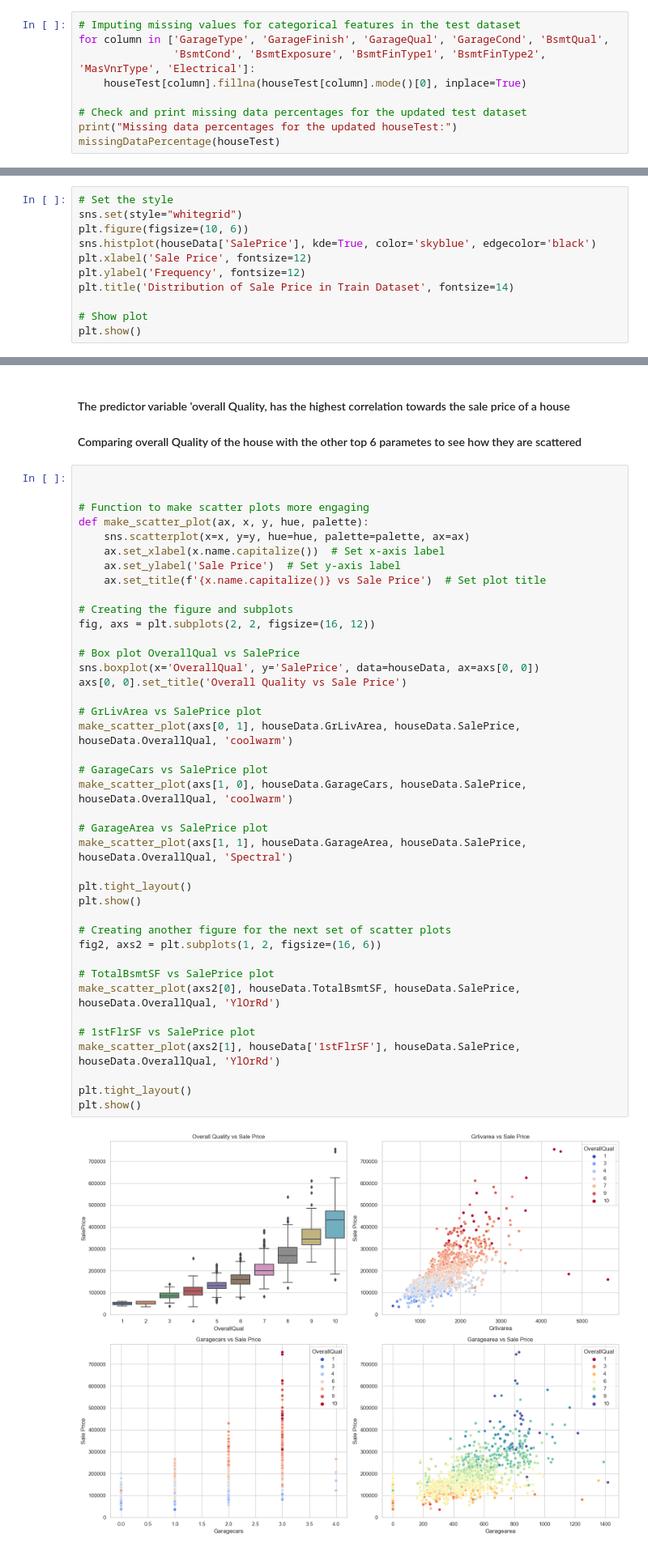
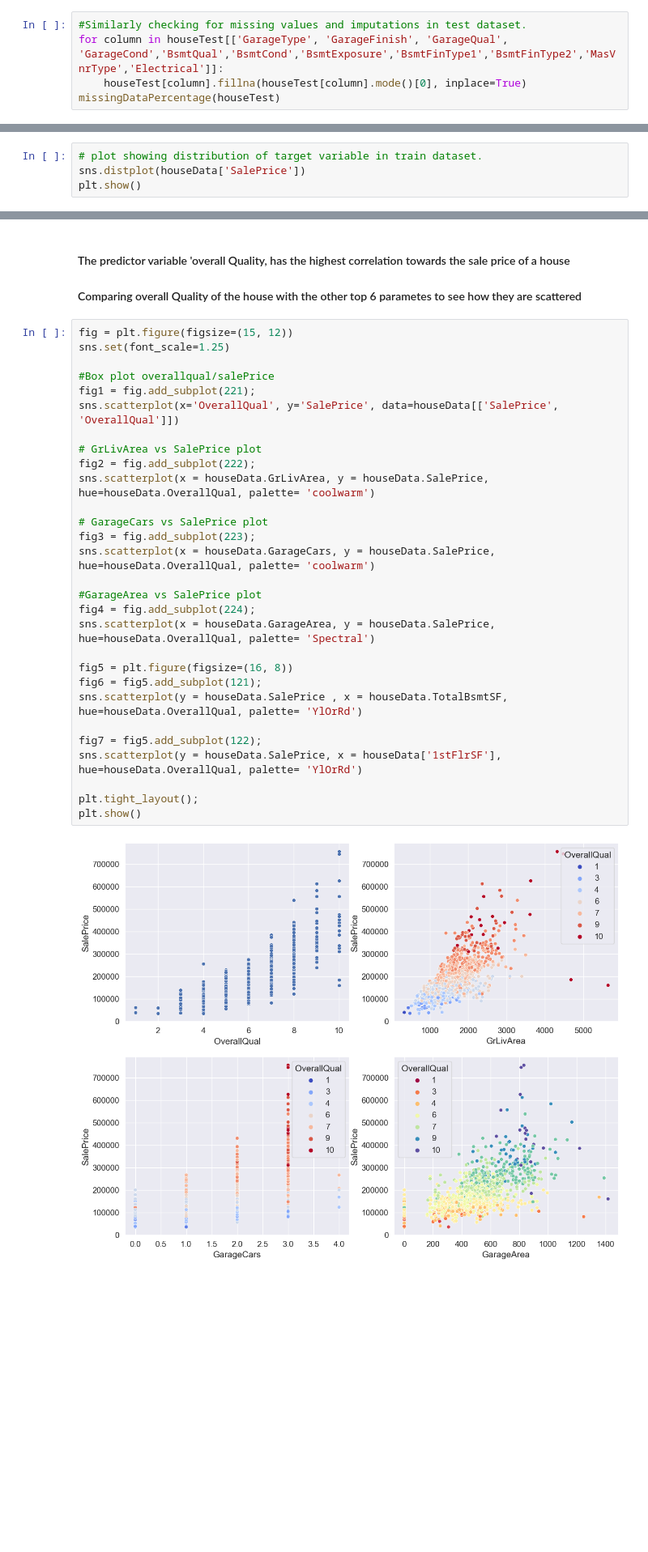
Before and after one commit to vineetkukreti/House_price_prediction, a Jupyter notebook: Notebooks/HousePriceRegression_With_Ensemble.ipynb, the cells around one changed output, grey strips where cells are left out. Shown at 81% size. Cells and saved outputs as stored; diff of their text form; blank space fills up the shorter version.

```diff
--- a/Notebooks/HousePriceRegression_With_Ensemble.ipynb
+++ b/Notebooks/HousePriceRegression_With_Ensemble.ipynb
@@ -296,12 +194,8 @@ MasVnrArea     0.547945
 GarageYrBlt    5.547945
 dtype: float64
 # %%
-# Imputing missing values for categorical features in the test dataset
-for column in ['GarageType', 'GarageFinish', 'GarageQual', 'GarageCond', 'BsmtQual',
-               'BsmtCond', 'BsmtExposure', 'BsmtFinType1', 'BsmtFinType2', 'MasVnrType', 'Electrical']:
+#Similarly checking for missing values and imputations in test dataset.
+for column in houseTest[['GarageType', 'GarageFinish', 'GarageQual', 'GarageCond','BsmtQual','BsmtCond','BsmtExposure','BsmtFinType1','BsmtFinType2','MasVnrType','Electrical']]:
     houseTest[column].fillna(houseTest[column].mode()[0], inplace=True)
-
-# Check and print missing data percentages for the updated test dataset
-print("Missing data percentages for the updated houseTest:")
 missingDataPercentage(houseTest)
 # %% [output]
@@ -374,14 +246,7 @@ Functional     0.13708
 SaleType       0.06854
 dtype: float64
 # %%
-# Set the style
-sns.set(style="whitegrid")
-plt.figure(figsize=(10, 6))
-sns.histplot(houseData['SalePrice'], kde=True, color='skyblue', edgecolor='black')
-plt.xlabel('Sale Price', fontsize=12)
-plt.ylabel('Frequency', fontsize=12)
-plt.title('Distribution of Sale Price in Train Dataset', fontsize=14)
-
-# Show plot
+# plot showing distribution of target variable in train dataset.
+sns.distplot(houseData['SalePrice'])
 plt.show()
 # %% [output]
@@ -431,44 +295,33 @@ houseData.describe().transpose()
 #### The predictor variable 'overall Quality, has the highest correlation towards the sale price of a house
 #### Comparing overall Quality of the house with the other top 6 parametes to see how they are scattered
 # %%
+fig = plt.figure(figsize=(15, 12))
+sns.set(font_scale=1.25)
 
-
-# Function to make scatter plots more engaging
-def make_scatter_plot(ax, x, y, hue, palette):
-    sns.scatterplot(x=x, y=y, hue=hue, palette=palette, ax=ax)
-    ax.set_xlabel(x.name.capitalize())  # Set x-axis label
-    ax.set_ylabel('Sale Price')  # Set y-axis label
-    ax.set_title(f'{x.name.capitalize()} vs Sale Price')  # Set plot title
-
-# Creating the figure and subplots
-fig, axs = plt.subplots(2, 2, figsize=(16, 12))
-
-# Box plot OverallQual vs SalePrice
-sns.boxplot(x='OverallQual', y='SalePrice', data=houseData, ax=axs[0, 0])
-axs[0, 0].set_title('Overall Quality vs Sale Price')
+#Box plot overallqual/salePrice
+fig1 = fig.add_subplot(221);
+sns.scatterplot(x='OverallQual', y='SalePrice', data=houseData[['SalePrice', 'OverallQual']])
 
 # GrLivArea vs SalePrice plot
-make_scatter_plot(axs[0, 1], houseData.GrLivArea, houseData.SalePrice, houseData.OverallQual, 'coolwarm')
+fig2 = fig.add_subplot(222);
+sns.scatterplot(x = houseData.GrLivArea, y = houseData.SalePrice, hue=houseData.OverallQual, palette= 'coolwarm')
 
 # GarageCars vs SalePrice plot
-make_scatter_plot(axs[1, 0], houseData.GarageCars, houseData.SalePrice, houseData.OverallQual, 'coolwarm')
+fig3 = fig.add_subplot(223);
+sns.scatterplot(x = houseData.GarageCars, y = houseData.SalePrice, hue=houseData.OverallQual, palette= 'coolwarm')
 
-# GarageArea vs SalePrice plot
-make_scatter_plot(axs[1, 1], houseData.GarageArea, houseData.SalePrice, houseData.OverallQual, 'Spectral')
+#GarageArea vs SalePrice plot
+fig4 = fig.add_subplot(224);
+sns.scatterplot(x = houseData.GarageArea, y = houseData.SalePrice, hue=houseData.OverallQual, palette= 'Spectral')
 
-plt.tight_layout()
+fig5 = plt.figure(figsize=(16, 8))
+fig6 = fig5.add_subplot(121);
+sns.scatterplot(y = houseData.SalePrice , x = houseData.TotalBsmtSF, hue=houseData.OverallQual, palette= 'YlOrRd')
+
+fig7 = fig5.add_subplot(122);
+sns.scatterplot(y = houseData.SalePrice, x = houseData['1stFlrSF'], hue=houseData.OverallQual, palette= 'YlOrRd')
+
+plt.tight_layout();
 plt.show()
-
-# Creating another figure for the next set of scatter plots
-fig2, axs2 = plt.subplots(1, 2, figsize=(16, 6))
-
-# TotalBsmtSF vs SalePrice plot
-make_scatter_plot(axs2[0], houseData.TotalBsmtSF, houseData.SalePrice, houseData.OverallQual, 'YlOrRd')
-
-# 1stFlrSF vs SalePrice plot
-make_scatter_plot(axs2[1], houseData['1stFlrSF'], houseData.SalePrice, houseData.OverallQual, 'YlOrRd')
-
-plt.tight_layout()
-plt.show()
 # %% [output]
-[figure, old version]
+[figure, new version]
```
Also changed, not shown: parts of 38 cells of this notebook, 5 other files.
